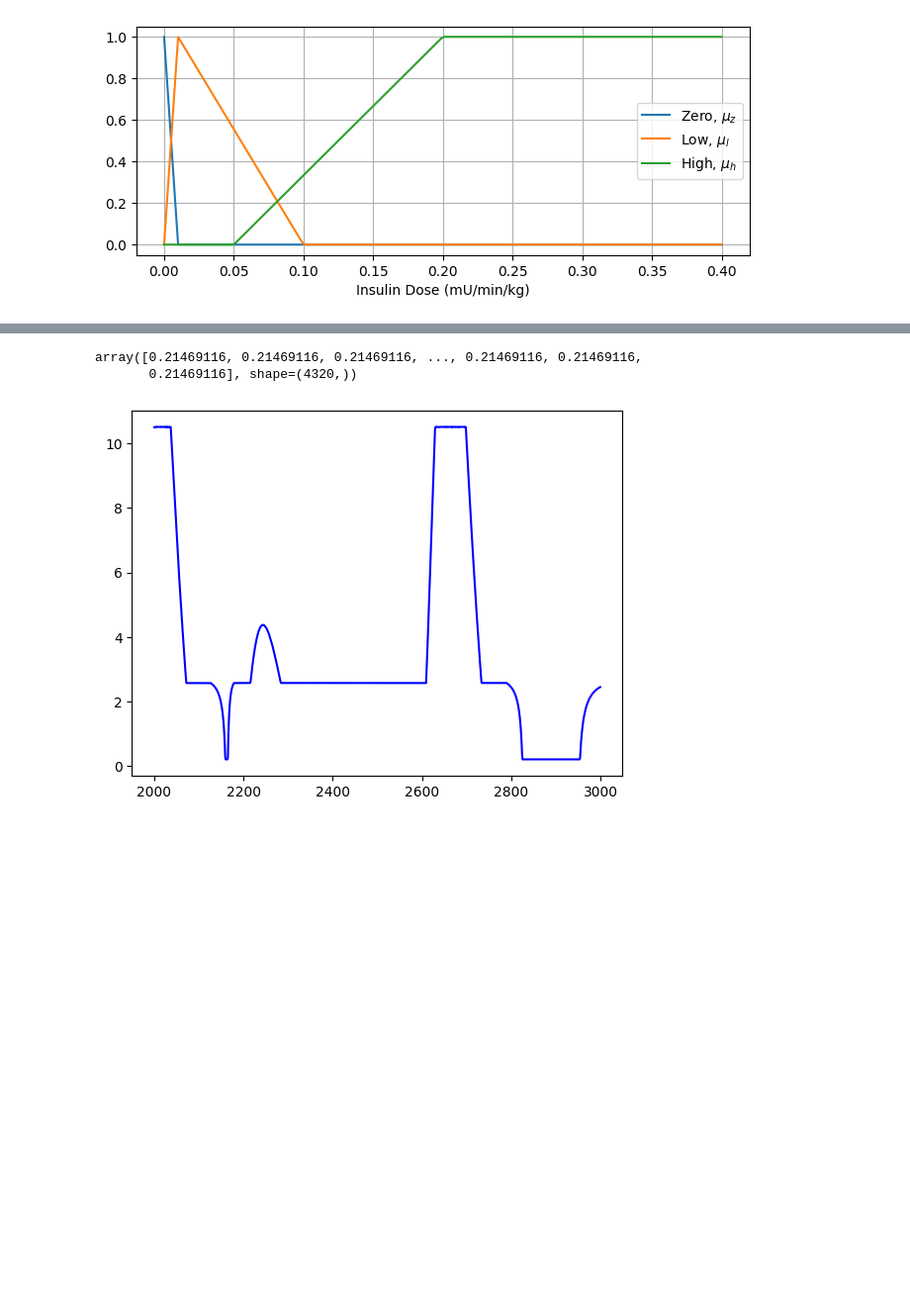
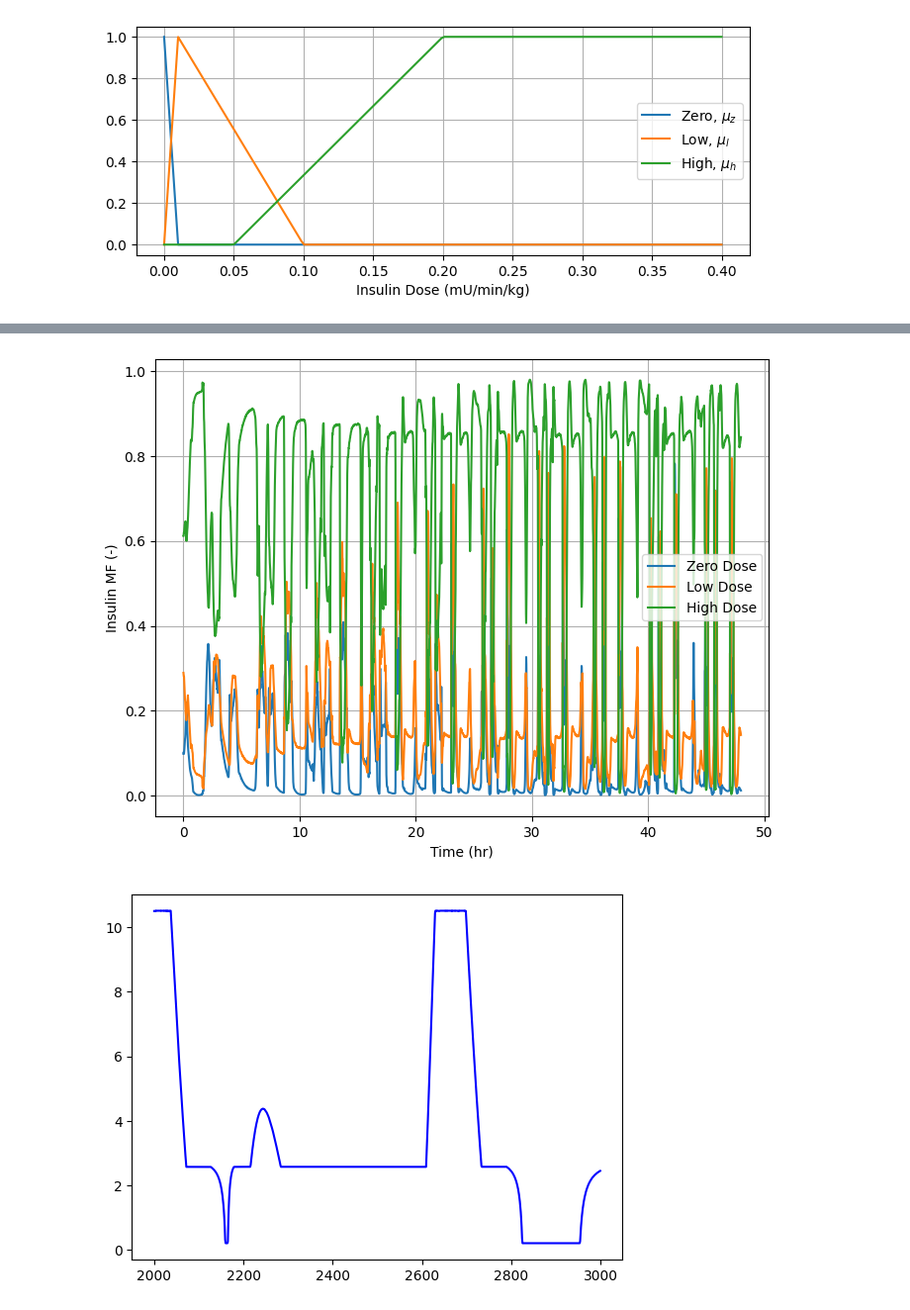
Before and after one commit to DCL-IBL/llm-fuzzy-control, a Jupyter notebook: plot_results.ipynb, the cells around one changed output, grey strips where cells are left out. Shown at 99% size. Drawn from its saved outputs; the diff is of its cells as text; code cells hidden in the pictures; blank space fills up the shorter version.

```diff
--- a/plot_results.ipynb
+++ b/plot_results.ipynb
@@ -97,8 +114,21 @@ plt.show(F)
 # %%
-np.array(dat2['u'])[:,0]
+F = plt.figure(figsize=(8,6))
+ax = F.add_subplot()
+z = np.array(dat1['zero_dose_p'])
+l = np.array(dat1['low_dose_p'])
+h = np.array(dat1['high_dose_p'])
+z1 = np.exp(-z)/(np.exp(-z)+np.exp(-l)+np.exp(-h))
+l1 = np.exp(-l)/(np.exp(-z)+np.exp(-l)+np.exp(-h))
+h1 = np.exp(-h)/(np.exp(-z)+np.exp(-l)+np.exp(-h))
+ax.plot(time/60.0,z1,time/60.0,l1,time/60.0,h1)
+ax.grid(which='both')
+ax.set_xlabel('Time (hr)')
+ax.set_ylabel('Insulin MF (-)')
+ax.legend(['Zero Dose','Low Dose','High Dose'])
+plt.show(F)
+F.savefig('mf_training.pdf',dpi=300,pad_inches=0,bbox_inches='tight')
 # %% [output]
-array([0.21469116, 0.21469116, 0.21469116, ..., 0.21469116, 0.21469116,
-       0.21469116], shape=(4320,))
+[figure, added]
 # %%
 F = plt.plot(time[2000:3000],np.array(dat2['u'])[2000:3000,0],'b')
 plt.show(F)
```
Also changed, not shown: parts of 3 cells of this notebook.
